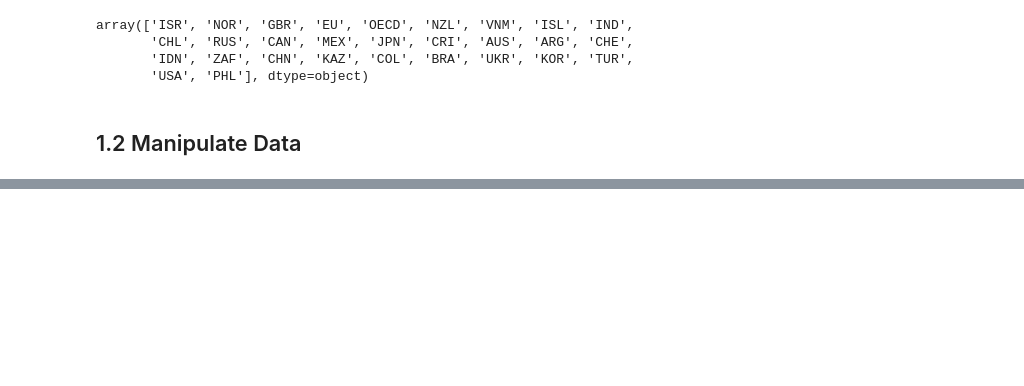
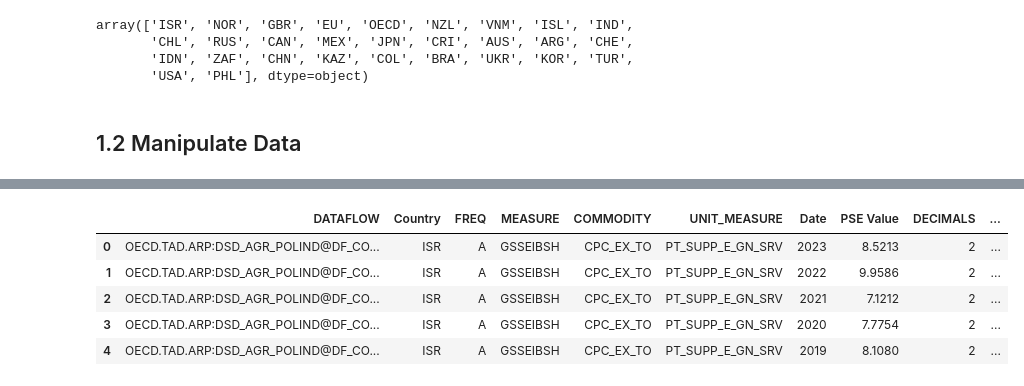
Before and after one commit to Data-Science-Public-Policy/graspp_2025_spring, a Jupyter notebook: HW1_GONG_Kuiyuan/HW1_GONG_Kuiyuan.ipynb, the cells around one changed output, grey strips where cells are left out. Cells and saved outputs as stored; diff of their text form; code cells hidden in the pictures; blank space fills up the shorter version.

```diff
--- a/HW1_GONG_Kuiyuan/HW1_GONG_Kuiyuan.ipynb
+++ b/HW1_GONG_Kuiyuan/HW1_GONG_Kuiyuan.ipynb
@@ -77,0 +128,9 @@ array(['ISR', 'NOR', 'GBR', 'EU', 'OECD', 'NZL', 'VNM', 'ISL', 'IND',
+# %%
+data_2.head(5)
+# %% [output]
+|  | DATAFLOW | Country | FREQ | MEASURE | COMMODITY | UNIT_MEASURE | Date | PSE Value | DECIMALS | ... |
+| 0 | OECD.TAD.ARP:DSD_AGR_POLIND@DF_CO... | ISR | A | GSSEIBSH | CPC_EX_TO | PT_SUPP_E_GN_SRV | 2023 | 8.5213 | 2 | ... |
+| 1 | OECD.TAD.ARP:DSD_AGR_POLIND@DF_CO... | ISR | A | GSSEIBSH | CPC_EX_TO | PT_SUPP_E_GN_SRV | 2022 | 9.9586 | 2 | ... |
+| 2 | OECD.TAD.ARP:DSD_AGR_POLIND@DF_CO... | ISR | A | GSSEIBSH | CPC_EX_TO | PT_SUPP_E_GN_SRV | 2021 | 7.1212 | 2 | ... |
+| 3 | OECD.TAD.ARP:DSD_AGR_POLIND@DF_CO... | ISR | A | GSSEIBSH | CPC_EX_TO | PT_SUPP_E_GN_SRV | 2020 | 7.7754 | 2 | ... |
+| 4 | OECD.TAD.ARP:DSD_AGR_POLIND@DF_CO... | ISR | A | GSSEIBSH | CPC_EX_TO | PT_SUPP_E_GN_SRV | 2019 | 8.1080 | 2 | ... |
```
Also changed, not shown: parts of 10 cells of this notebook.
